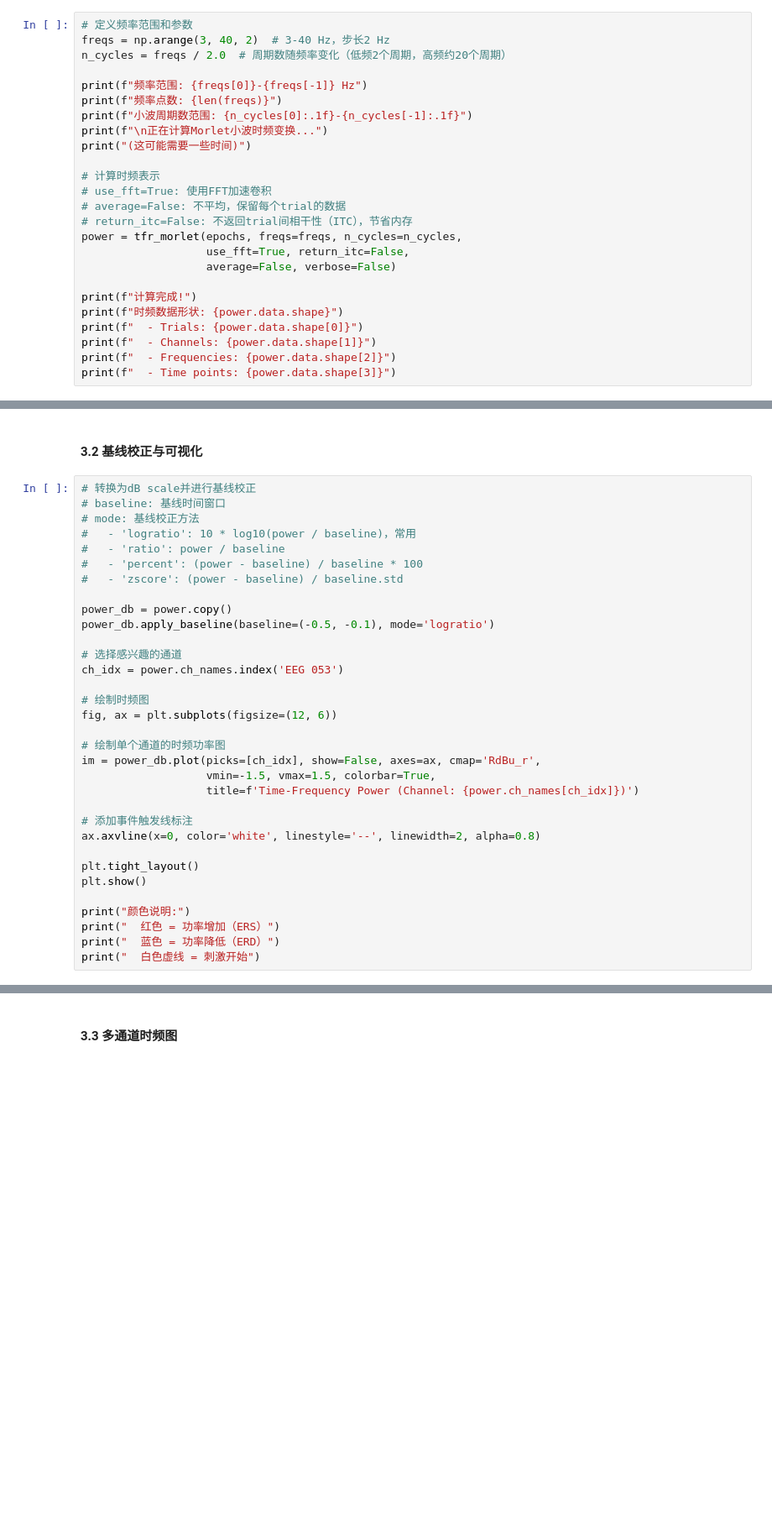
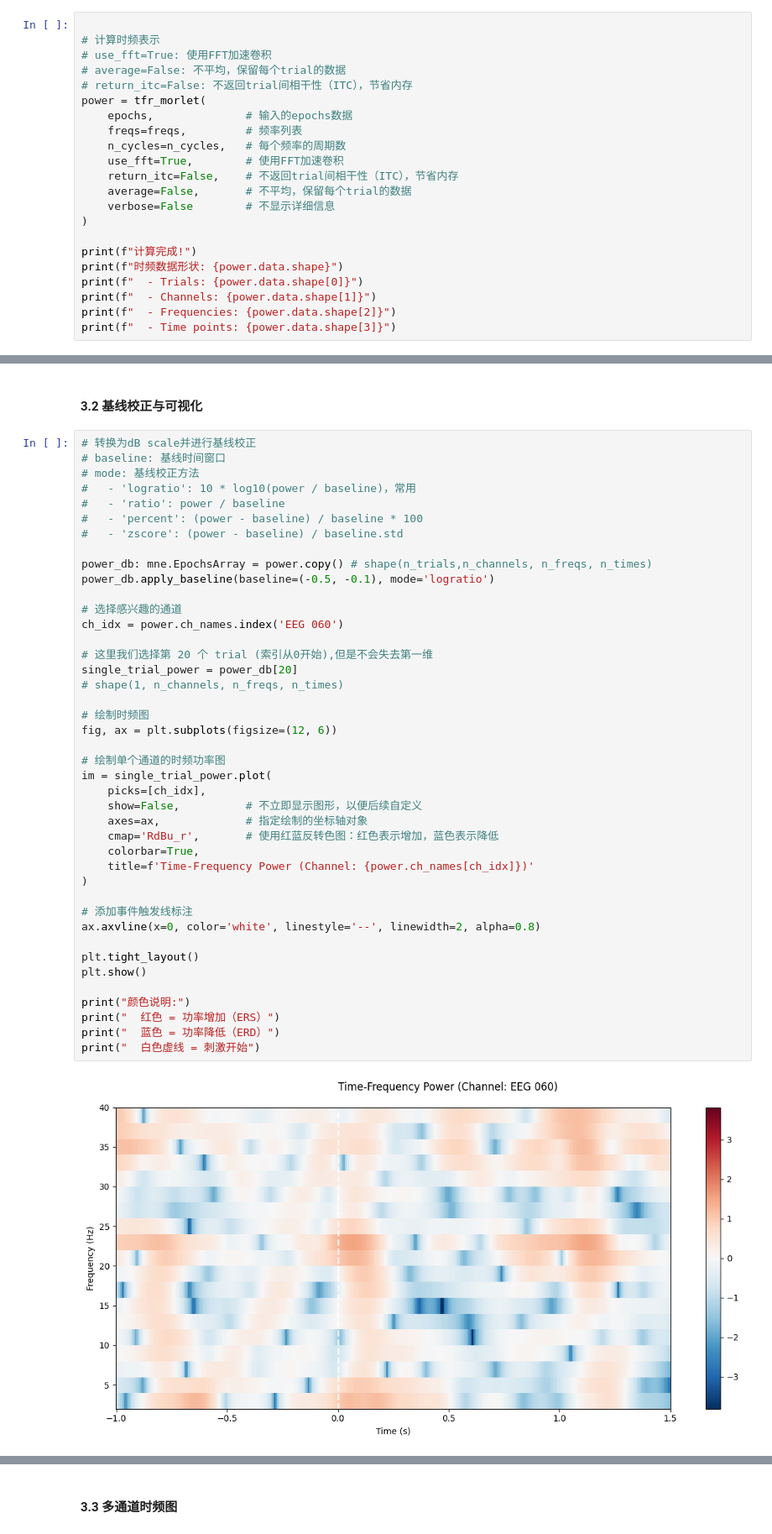
Before and after one commit to usstziyi/ERP-1, a Jupyter notebook: notebooks/Unit_04_Time_Frequency_Analysis.ipynb, the cells around one changed output, grey strips where cells are left out. Shown at 84% size. Drawn from its saved outputs; the diff is of its cells as text; blank space fills up the shorter version.

```diff
--- a/notebooks/Unit_04_Time_Frequency_Analysis.ipynb
+++ b/notebooks/Unit_04_Time_Frequency_Analysis.ipynb
@@ -198,21 +277,18 @@ plt.show()
 # %%
-# 定义频率范围和参数
-freqs = np.arange(3, 40, 2)  # 3-40 Hz，步长2 Hz
-n_cycles = freqs / 2.0  # 周期数随频率变化（低频2个周期，高频约20个周期）
-
-print(f"频率范围: {freqs[0]}-{freqs[-1]} Hz")
-print(f"频率点数: {len(freqs)}")
-print(f"小波周期数范围: {n_cycles[0]:.1f}-{n_cycles[-1]:.1f}")
-print(f"\n正在计算Morlet小波时频变换...")
-print("(这可能需要一些时间)")
 
 # 计算时频表示
 # use_fft=True: 使用FFT加速卷积
 # average=False: 不平均，保留每个trial的数据
 # return_itc=False: 不返回trial间相干性（ITC），节省内存
-power = tfr_morlet(epochs, freqs=freqs, n_cycles=n_cycles,
-                   use_fft=True, return_itc=False,
-                   average=False, verbose=False)
+power = tfr_morlet(
+    epochs,              # 输入的epochs数据
+    freqs=freqs,         # 频率列表
+    n_cycles=n_cycles,   # 每个频率的周期数
+    use_fft=True,        # 使用FFT加速卷积
+    return_itc=False,    # 不返回trial间相干性（ITC），节省内存
+    average=False,       # 不平均，保留每个trial的数据
+    verbose=False        # 不显示详细信息
+)
 
 print(f"计算完成!")
 print(f"时频数据形状: {power.data.shape}")
@@ -225,33 +308,44 @@ print(f"  - Time points: {power.data.shape[3]}")
 # %%
 # 转换为dB scale并进行基线校正
 # baseline: 基线时间窗口
 # mode: 基线校正方法
 #   - 'logratio': 10 * log10(power / baseline)，常用
 #   - 'ratio': power / baseline
 #   - 'percent': (power - baseline) / baseline * 100
 #   - 'zscore': (power - baseline) / baseline.std
 
-power_db = power.copy()
+power_db: mne.EpochsArray = power.copy() # shape(n_trials,n_channels, n_freqs, n_times)
 power_db.apply_baseline(baseline=(-0.5, -0.1), mode='logratio')
 
 # 选择感兴趣的通道
-ch_idx = power.ch_names.index('EEG 053')
+ch_idx = power.ch_names.index('EEG 060')
+
+# 这里我们选择第 20 个 trial (索引从0开始),但是不会失去第一维
+single_trial_power = power_db[20]
+# shape(1, n_channels, n_freqs, n_times)
 
 # 绘制时频图
 fig, ax = plt.subplots(figsize=(12, 6))
 
 # 绘制单个通道的时频功率图
-im = power_db.plot(picks=[ch_idx], show=False, axes=ax, cmap='RdBu_r',
-                   vmin=-1.5, vmax=1.5, colorbar=True,
-                   title=f'Time-Frequency Power (Channel: {power.ch_names[ch_idx]})')
+im = single_trial_power.plot(
+    picks=[ch_idx],
+    show=False,          # 不立即显示图形，以便后续自定义
+    axes=ax,             # 指定绘制的坐标轴对象
+    cmap='RdBu_r',       # 使用红蓝反转色图：红色表示增加，蓝色表示降低
+    colorbar=True,
+    title=f'Time-Frequency Power (Channel: {power.ch_names[ch_idx]})'
+)
 
 # 添加事件触发线标注
 ax.axvline(x=0, color='white', linestyle='--', linewidth=2, alpha=0.8)
 
 plt.tight_layout()
 plt.show()
 
 print("颜色说明:")
 print("  红色 = 功率增加（ERS）")
 print("  蓝色 = 功率降低（ERD）")
 print("  白色虚线 = 刺激开始")
+# %% [output]
+[figure, added]
```
Also changed, not shown: parts of 10 cells of this notebook, 3 other files.
